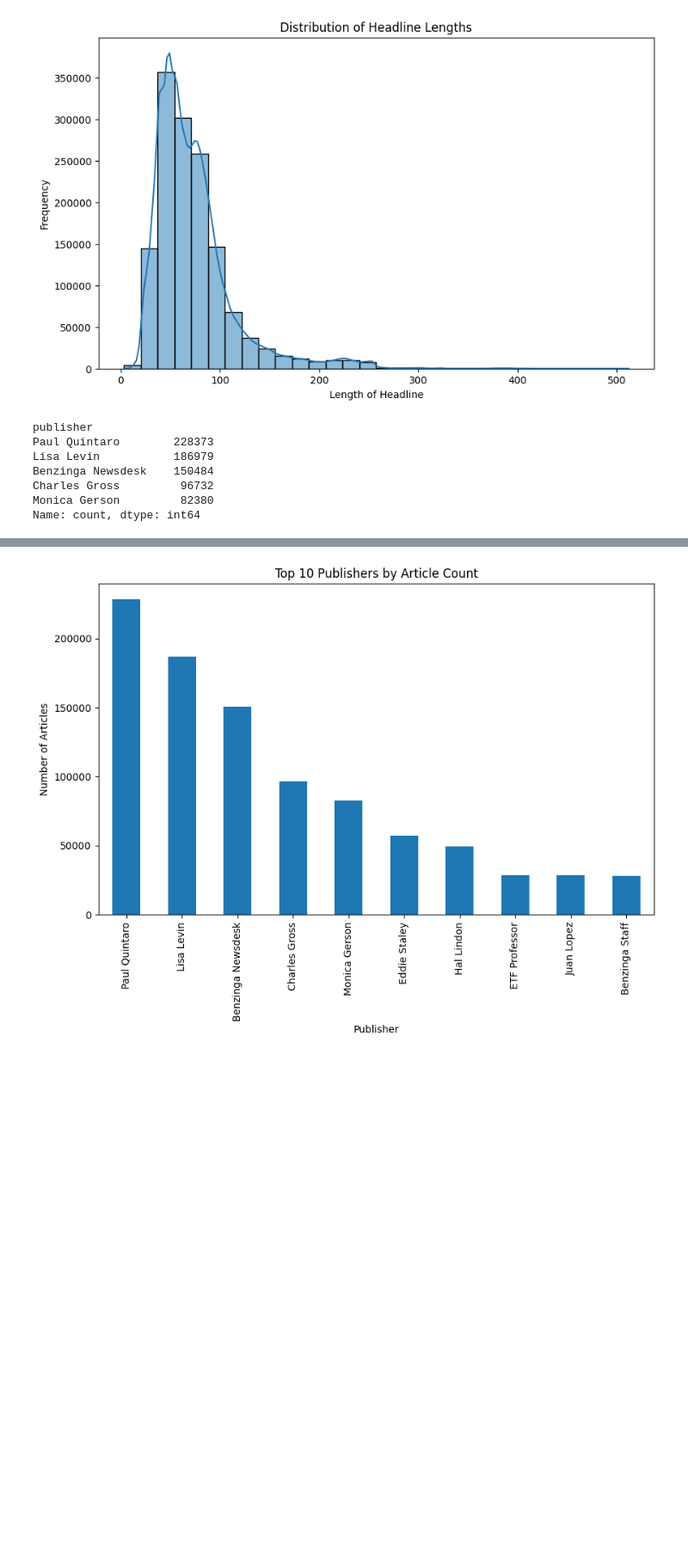
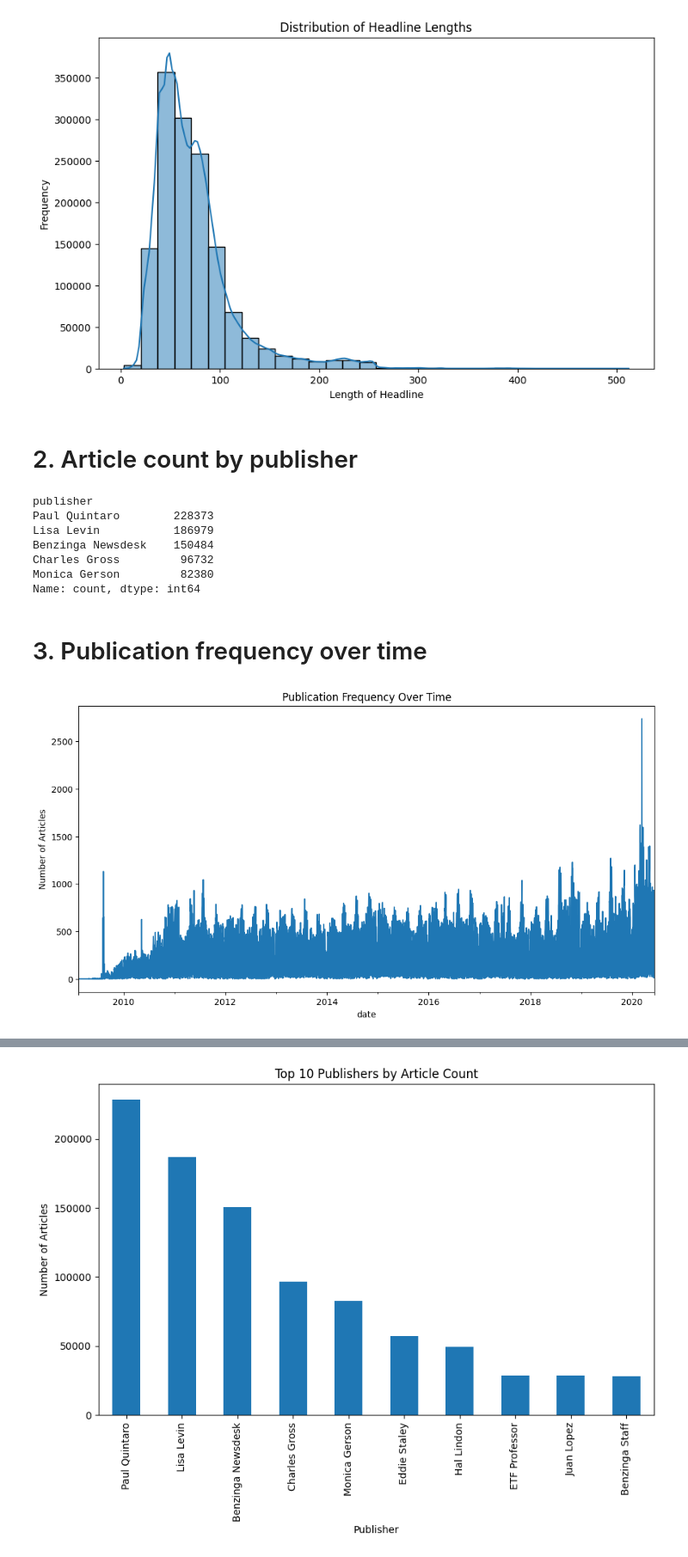
Before and after one commit to Alpha-Mintamir/Financial-News-Sentiment-Stock-Market-Analysis, a Jupyter notebook: notebooks/descriptive_statistics.ipynb, the cells around one changed output, grey strips where cells are left out. Shown: that part at 86% size. Drawn from its saved outputs; the diff is of its cells as text; code cells hidden in the pictures; blank space fills up the shorter version.

```diff
--- a/notebooks/descriptive_statistics.ipynb
+++ b/notebooks/descriptive_statistics.ipynb
@@ -31,4 +34,6 @@ plt.ylabel('Frequency')
 plt.show()
 # %% [output]
 [figure]
+# %% [markdown]
+# 2. Article count by publisher
 # %%
@@ -43,3 +47,14 @@ Benzinga Newsdesk    150484
 Charles Gross         96732
 Monica Gerson         82380
 Name: count, dtype: int64
+# %% [markdown]
+# 3. Publication frequency over time
+# %%
+
+df['date'] = pd.to_datetime(df['date'], format='ISO8601', utc=True)
+df.set_index('date', inplace=True)
+df.resample('D').size().plot(title='Publication Frequency Over Time', figsize=(12, 6))
+plt.ylabel('Number of Articles')
+plt.show()
+# %% [output]
+[figure, added]
```
Also changed, not shown: parts of 9 cells of this notebook.
